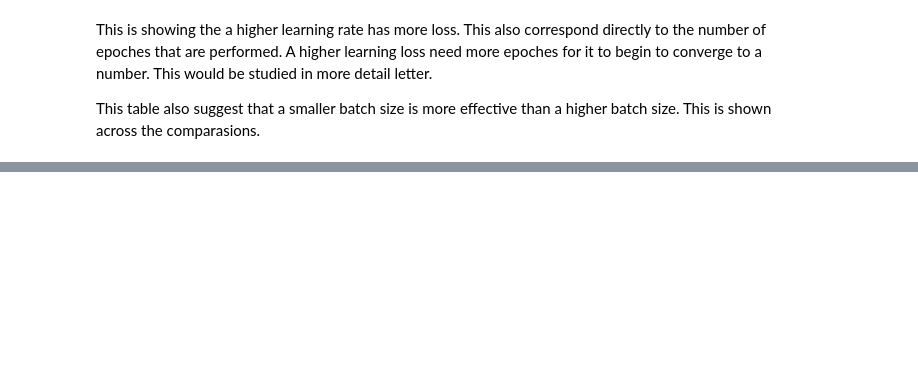
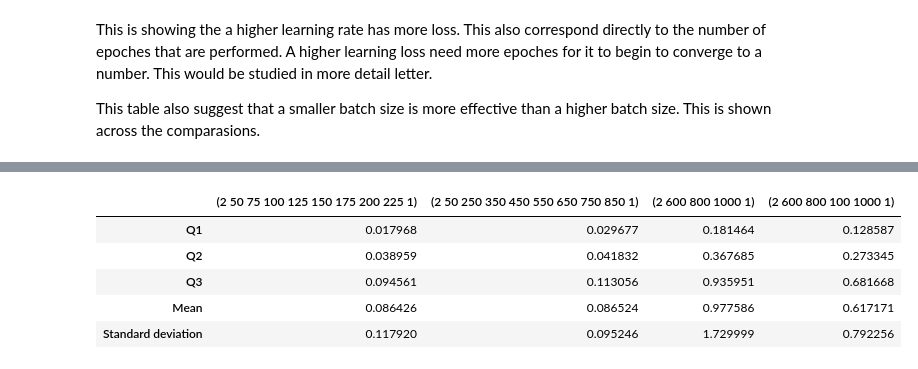
Before and after one commit to runnily/3095-Simulations-of-hybrid-systems-using-neural-networks, a Jupyter notebook: plots/Box plots/Newtons Cooling Law.ipynb, the cells around one changed output, grey strips where cells are left out. Saved outputs shown, nothing was run; the diff lists cells and outputs as text; code cells hidden in the pictures; blank space fills up the shorter version.

```diff
--- a/plots/Box plots/Newtons Cooling Law.ipynb
+++ b/plots/Box plots/Newtons Cooling Law.ipynb
@@ -151,0 +173,10 @@ This table also suggest that a smaller batch size is more effective than a highe
+# %%
+avg_layers = averages(layers_df)
+avg_layers
+# %% [output]
+|  | (2 50 75 100 125 150 175 200 225 1) | (2 50 250 350 450 550 650 750 850 1) | (2 600 800 1000 1) | (2 600 800 100 1000 1) |
+| Q1 | 0.017968 | 0.029677 | 0.181464 | 0.128587 |
+| Q2 | 0.038959 | 0.041832 | 0.367685 | 0.273345 |
+| Q3 | 0.094561 | 0.113056 | 0.935951 | 0.681668 |
+| Mean | 0.086426 | 0.086524 | 0.977586 | 0.617171 |
+| Standard deviation | 0.117920 | 0.095246 | 1.729999 | 0.792256 |
```
Also changed, not shown: parts of 8 cells of this notebook, 49 other files.
